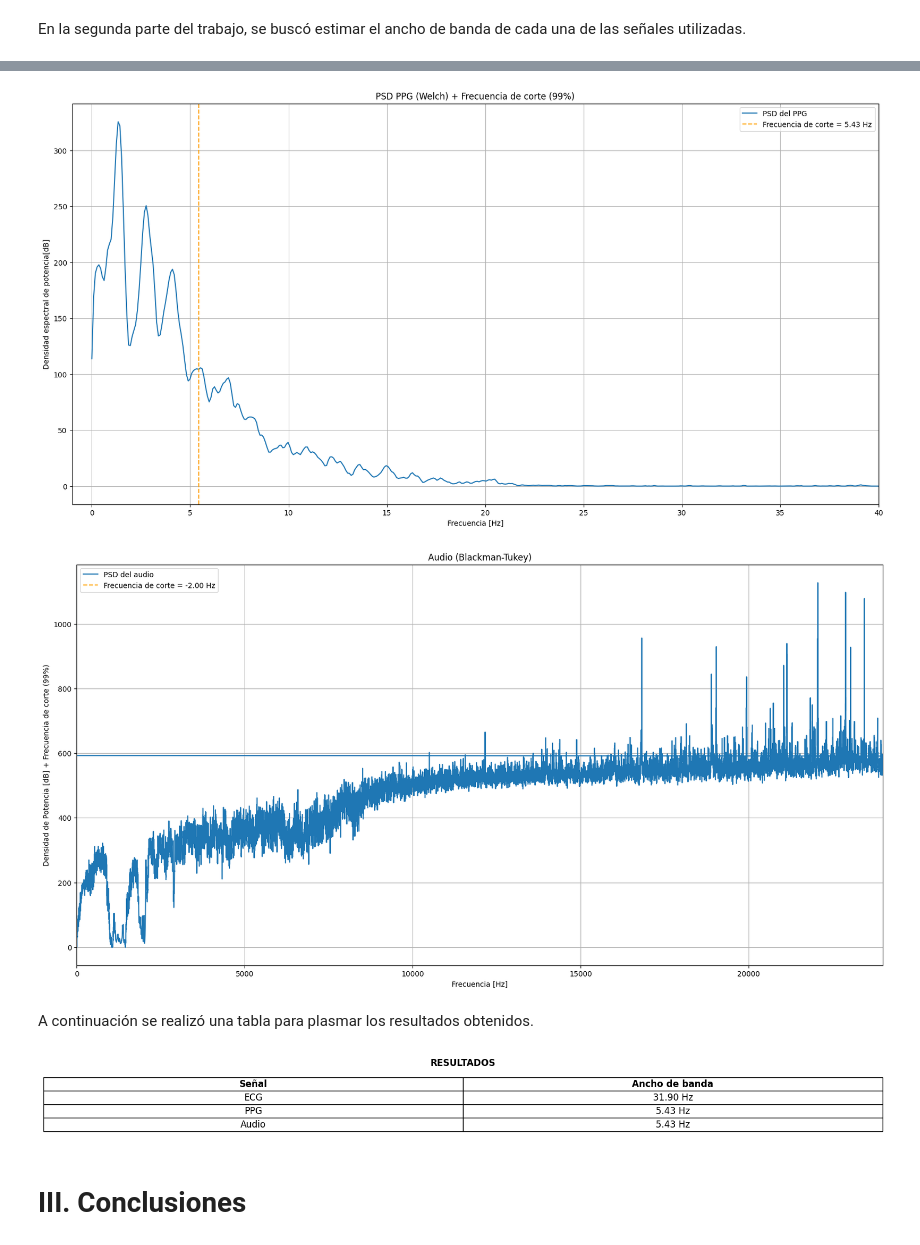
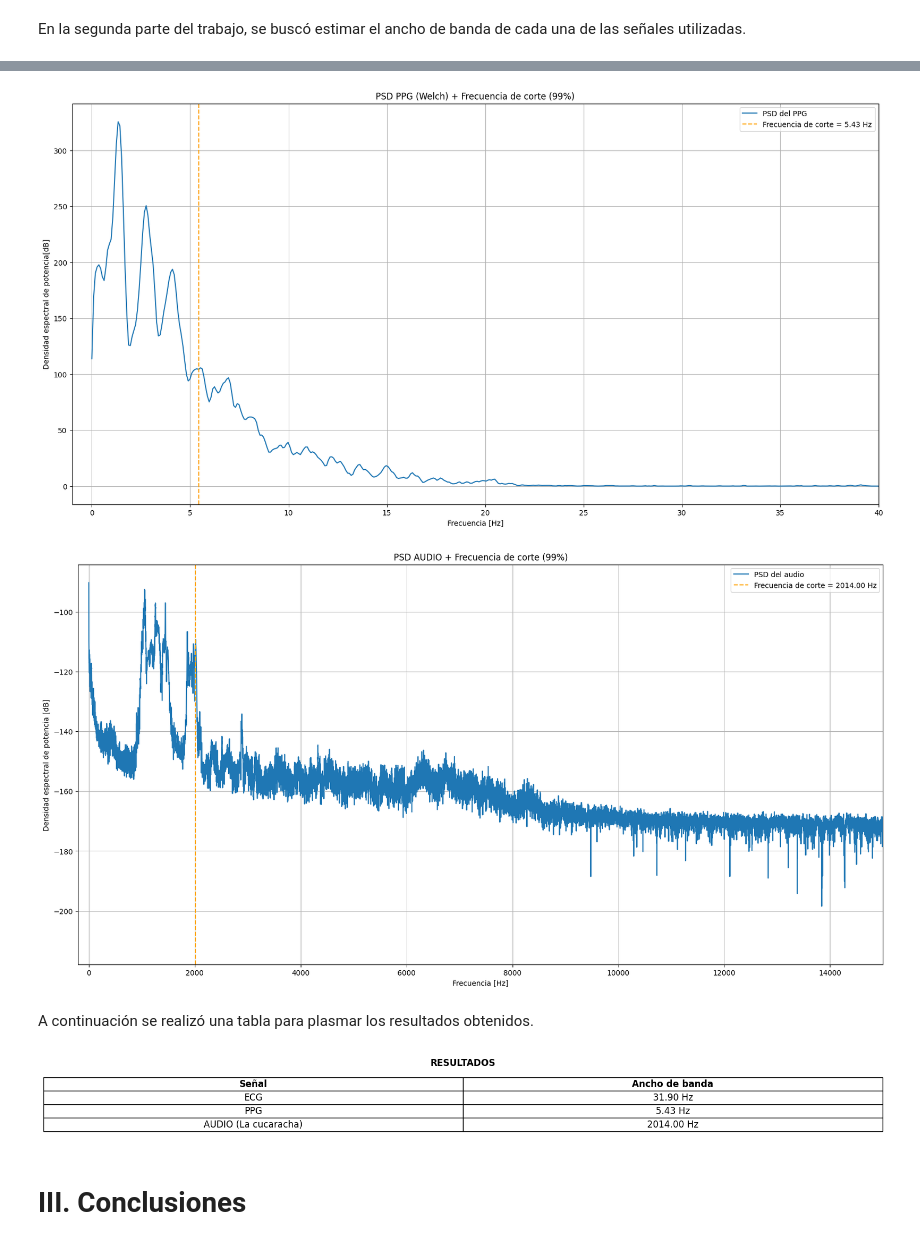
Before and after one commit to LolaPampin07/TS5, a Jupyter notebook: ts5.ipynb, the cells around one changed output, grey strips where cells are left out. Saved outputs shown, nothing was run; the diff lists cells and outputs as text; code cells hidden in the pictures.

Commit message:
PSD del audio con B-T + frecuencia de corte del audio de la cucaracha

```diff
--- a/ts5.ipynb
+++ b/ts5.ipynb
@@ -296,50 +298,52 @@ plt.show()
 df_ppg = f_ppg[1] - f_ppg[0]
 energia_acum_ppg = np.cumsum(Pxx_ppg) * df_ppg
 energia_acum_ppg_norm = energia_acum_ppg / energia_acum_ppg[-1]
 indice_corte_ppg = np.where(energia_acum_ppg_norm >= 0.99)[0][0]
 frecuencia_corte_ppg = f_ppg[indice_corte_ppg]
 
 # Grafico
 plt.figure(figsize=(20,10))
 plt.plot(f_ppg, 10*np.log10(Pxx_ppg)**2, label = 'PSD del PPG')
 plt.axvline(frecuencia_corte_ppg, color='orange', linestyle='--', label=f'Frecuencia de corte = {frecuencia_corte_ppg:.2f} Hz')
 plt.title("PSD PPG (Welch) + Frecuencia de corte (99%)")
 plt.xlabel("Frecuencia [Hz]")
 plt.ylabel("Densidad espectral de potencia[dB]")
 plt.xlim(-1, 40)
 plt.legend()
 plt.grid(True)
 plt.show()
 
-#-------- Audio --------
-df_audio = f_audio[1] - f_audio[0]
-energia_acum_audio = np.cumsum(Pxx_audio) * df_audio
+# -------- AUDIO --------
+# Calculo frecuencia de corte (99%)
+df_audio = freqs_pos[1] - freqs_pos[0]
+energia_acum_audio = np.cumsum(Pxx_audio_pos) * df_audio
 energia_acum_audio_norm = energia_acum_audio / energia_acum_audio[-1]
 indice_corte_audio = np.where(energia_acum_audio_norm >= 0.99)[0][0]
-frecuencia_corte_audio = f_audio[indice_corte_audio]
+frecuencia_corte_audio = freqs_pos[indice_corte_audio]
 
+# Grafico
 plt.figure(figsize=(20,10))
-plt.plot(f_audio, Pxx_audio_db, label = 'PSD del audio')
+plt.plot(freqs_pos, 10 * np.log10(Pxx_audio_pos), label='PSD del audio')
 plt.axvline(frecuencia_corte_audio, color='orange', linestyle='--', label=f'Frecuencia de corte = {frecuencia_corte_audio:.2f} Hz')
-plt.xlim([-1, max(f_audio)])
+plt.title("PSD AUDIO + Frecuencia de corte (99%)")
 plt.xlabel("Frecuencia [Hz]")
-plt.ylabel("Densidad de Potencia [dB] + Frecuencia de corte (99%)")
-plt.title("Audio (Blackman-Tukey)")
+plt.ylabel("Densidad espectral de potencia [dB]")
+plt.xlim(-200, 15000)
 plt.legend()
 plt.grid(True)
 plt.show()
 # %% [output]
 [figure]
 [figure]
-[figure, old version]
+[figure, new version]
 # %% [markdown]
 A continuación se realizó una tabla para plasmar los resultados obtenidos.
 # %%
 # %% Tabla con los resultados del ancho de banda
 data = [
-    ["ECG", f"{31.90:.2f} Hz"],
-    ["PPG", f"{5.43:.2f} Hz"],
-    ["Audio", f"{5.43:.2f} Hz"]
+    ["ECG", f"{frecuencia_corte_ecg:.2f} Hz"],
+    ["PPG", f"{frecuencia_corte_ppg:.2f} Hz"],
+    ["AUDIO (La cucaracha)", f"{frecuencia_corte_audio:.2f} Hz"],
 ]
 
 fig, ax = plt.subplots(figsize = (20, 1.5))
@@ -358,6 +362,6 @@ tabla.set_fontsize(12)
 plt.title("RESULTADOS", fontweight = 'bold', pad=10)
 plt.show()
 # %% [output]
-[figure, old version]
+[figure, new version]
 # %% [markdown]
 # III. **Conclusiones**
```
Also changed, not shown: parts of 1 cell of this notebook, 1 other file.
